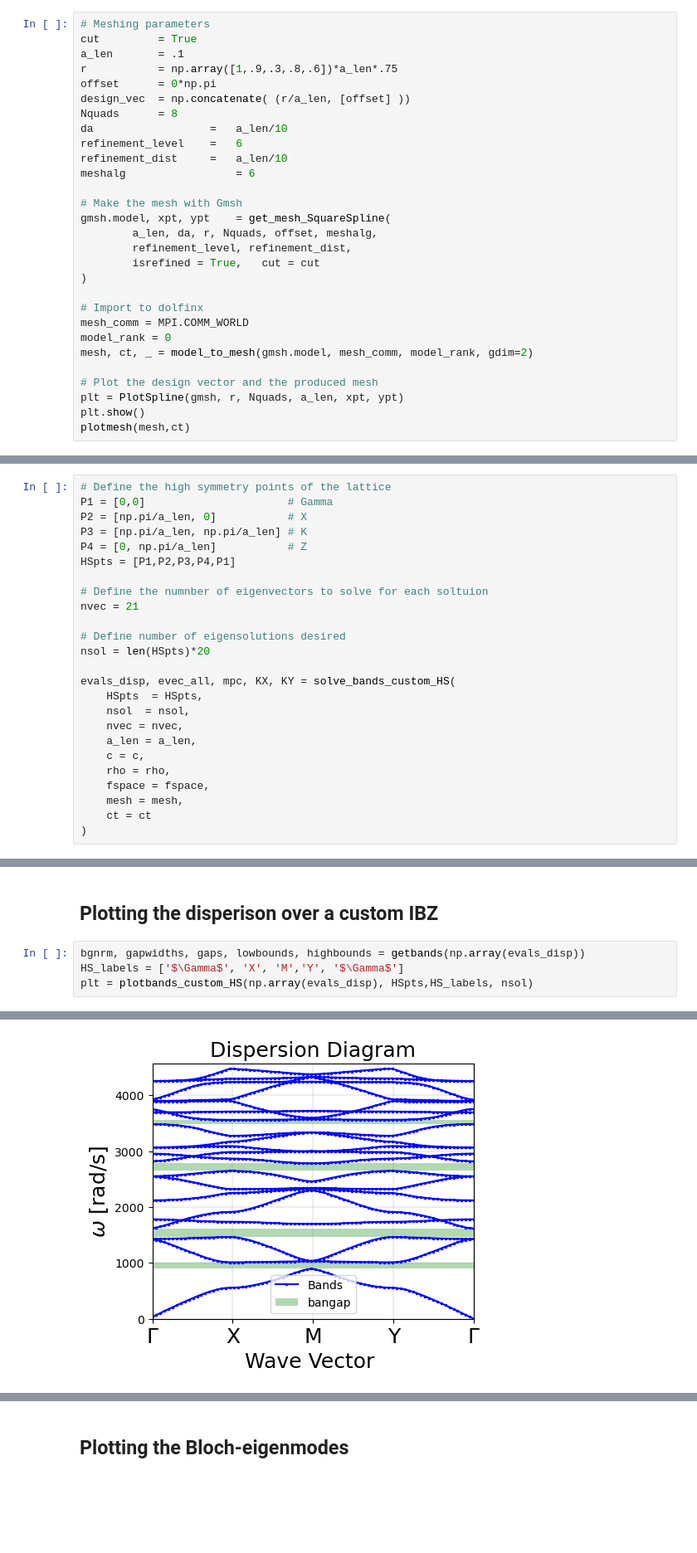
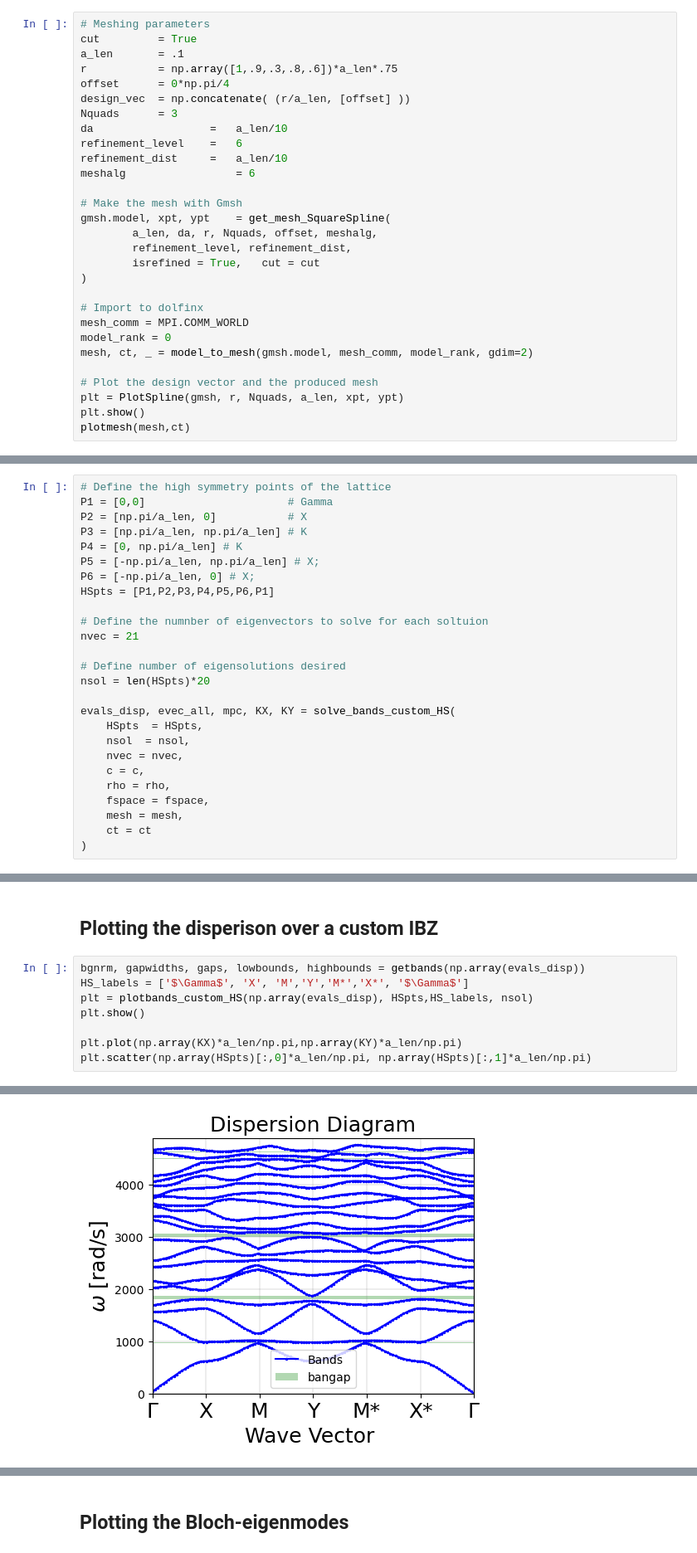
Before and after one commit to jtempelman95/fenonics, a Jupyter notebook: RepoCodes/real_build/TutorialNotebook.ipynb, the cells around one changed output, grey strips where cells are left out. Shown at 83% size. Drawn from its saved outputs; the diff is of its cells as text; blank space fills up the shorter version.

```diff
--- a/RepoCodes/real_build/TutorialNotebook.ipynb
+++ b/RepoCodes/real_build/TutorialNotebook.ipynb
@@ -57,9 +64,9 @@ We start by defining some parameters for the void in our square unit cell
 cut         = True
 a_len       = .1
 r           = np.array([1,.9,.3,.8,.6])*a_len*.75
-offset      = 0*np.pi
+offset      = 0*np.pi/4
 design_vec  = np.concatenate( (r/a_len, [offset] ))
-Nquads      = 8
+Nquads      = 3
 da                  =   a_len/10
 refinement_level    =   6
 refinement_dist     =   a_len/10
@@ -184,8 +185,10 @@ We solve on the $\Gamma$-$X$-$M$-$Z$-$\Gamma$ boudnary
 P1 = [0,0]                      # Gamma
 P2 = [np.pi/a_len, 0]           # X
 P3 = [np.pi/a_len, np.pi/a_len] # K
-P4 = [0, np.pi/a_len]           # Z
-HSpts = [P1,P2,P3,P4,P1]
+P4 = [0, np.pi/a_len] # K
+P5 = [-np.pi/a_len, np.pi/a_len] # X;
+P6 = [-np.pi/a_len, 0] # X;
+HSpts = [P1,P2,P3,P4,P5,P6,P1]
 
 # Define the numnber of eigenvectors to solve for each soltuion
 nvec = 21
@@ -197,7 +200,6 @@ evals_disp, evec_all, mpc, KX, KY = solve_bands_custom_HS(
     HSpts  = HSpts,
     nsol  = nsol,
     nvec = nvec,
-    a_len = a_len,
     c = c,
     rho = rho,
     fspace = fspace,
@@ -221,6 +223,10 @@ T total...2.402
 ## Plotting the disperison over a custom IBZ
 # %%
 bgnrm, gapwidths, gaps, lowbounds, highbounds = getbands(np.array(evals_disp))
-HS_labels = ['$\Gamma$', 'X', 'M','Y', '$\Gamma$']
+HS_labels = ['$\Gamma$', 'X', 'M','Y','M*','X*', '$\Gamma$']
 plt = plotbands_custom_HS(np.array(evals_disp), HSpts,HS_labels, nsol)
+plt.show()
+
+plt.plot(np.array(KX)*a_len/np.pi,np.array(KY)*a_len/np.pi)
+plt.scatter(np.array(HSpts)[:,0]*a_len/np.pi, np.array(HSpts)[:,1]*a_len/np.pi)
 # %% [output]
@@ -228 +234 @@ plt = plotbands_custom_HS(np.array(evals_disp), HSpts,HS_labels, nsol)
-[figure, old version]
+[figure, new version]
```
Also changed, not shown: parts of 10 cells of this notebook, 5 other files.
